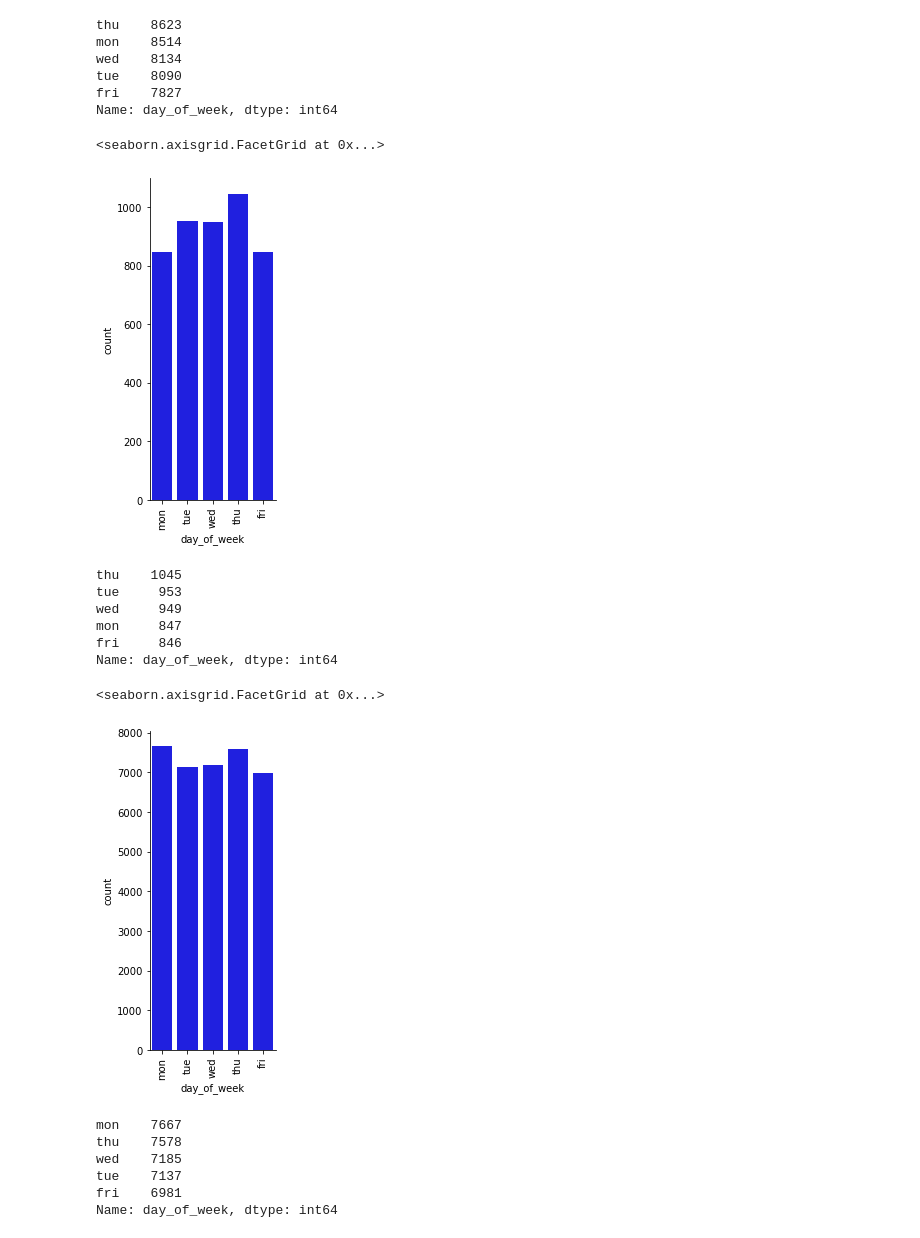
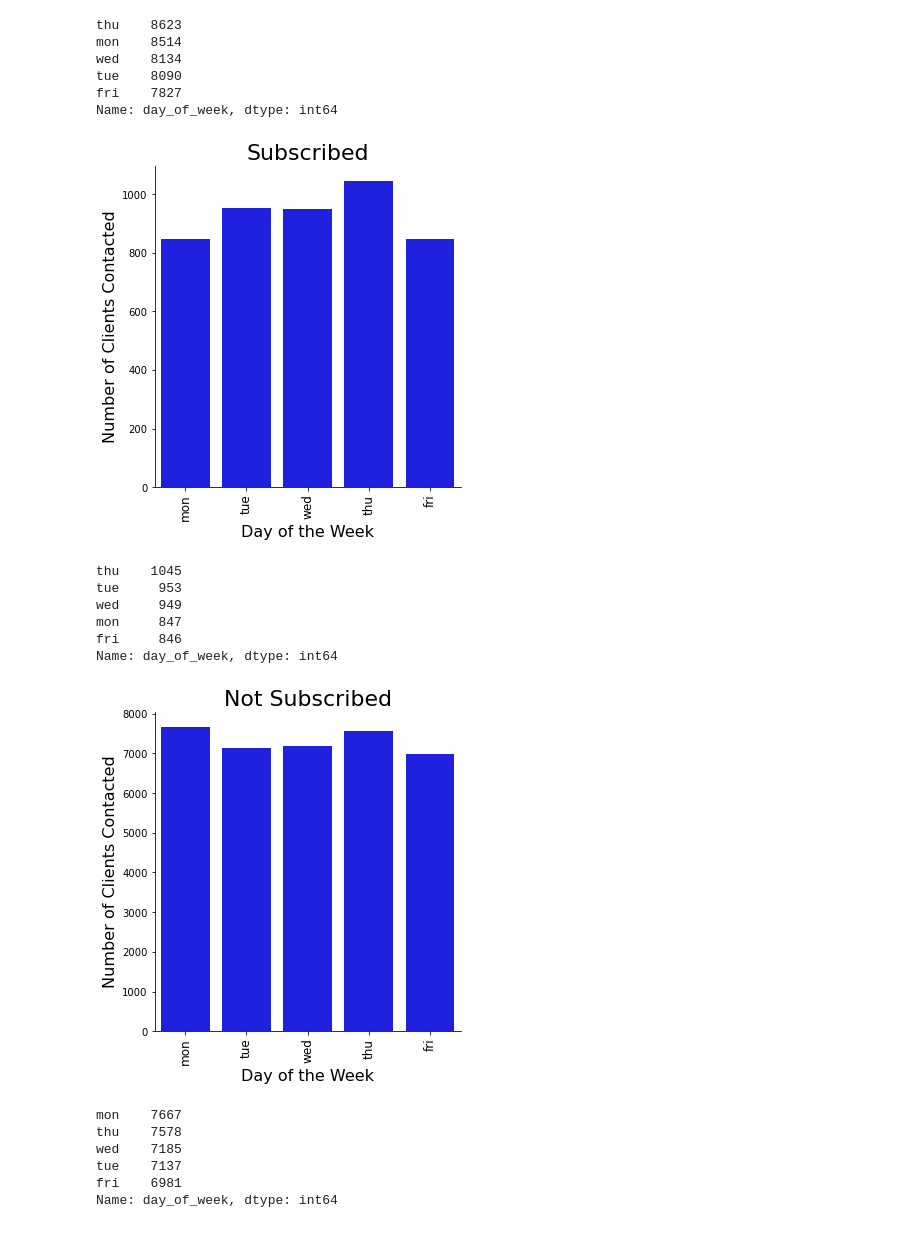
Before and after one commit to NataliaVelasquez18/eurobank-saves-2M-in-marketing-budget, a Jupyter notebook: bank_marketing_data_set.ipynb, the cells around one changed output. Cells and saved outputs as stored; diff of their text form; code cells hidden in the pictures.

Commit message:
adding last graphs for presentation

```diff
--- a/bank_marketing_data_set.ipynb
+++ b/bank_marketing_data_set.ipynb
@@ -489,11 +489,15 @@ fri    7827
 Name: day_of_week, dtype: int64
 # %%
 #Dataframe 2 - subscribed
-job = sns.factorplot("day_of_week", data=target_yes, aspect=0.5, kind="count", color="b", order=order_list)
+job = sns.factorplot("day_of_week", data=target_yes, aspect=1, kind="count", color="b", order=order_list)
 job.set_xticklabels(rotation=90)
+plt.xlabel("Day of the Week", size=16)
+plt.ylabel("Number of Clients Contacted", size=16)
+plt.title("Subscribed", size=22)
+plt.xticks(fontsize=12)
+plt.show(job)
 # %% [output]
-<seaborn.axisgrid.FacetGrid at 0x...>
-[figure, old version]
+[figure, new version]
 # %%
 target_yes['day_of_week'].value_counts()
 # %% [output]
@@ -505,11 +509,15 @@ fri     846
 Name: day_of_week, dtype: int64
 # %%
 #Dataframe 3: Did not subscribe
-job = sns.factorplot("day_of_week", data=target_no, aspect=0.5, kind="count", color="b", order=order_list)
+job = sns.factorplot("day_of_week", data=target_no, aspect=1, kind="count", color="b", order=order_list)
 job.set_xticklabels(rotation=90)
+plt.xlabel("Day of the Week", size=16)
+plt.ylabel("Number of Clients Contacted", size=16)
+plt.title("Not Subscribed", size=22)
+plt.xticks(fontsize=12)
+plt.show(job)
 # %% [output]
-<seaborn.axisgrid.FacetGrid at 0x...>
-[figure, old version]
+[figure, new version]
 # %%
 target_no['day_of_week'].value_counts()
 # %% [output]
```
Also changed, not shown: parts of 34 cells of this notebook, 10 other files.
